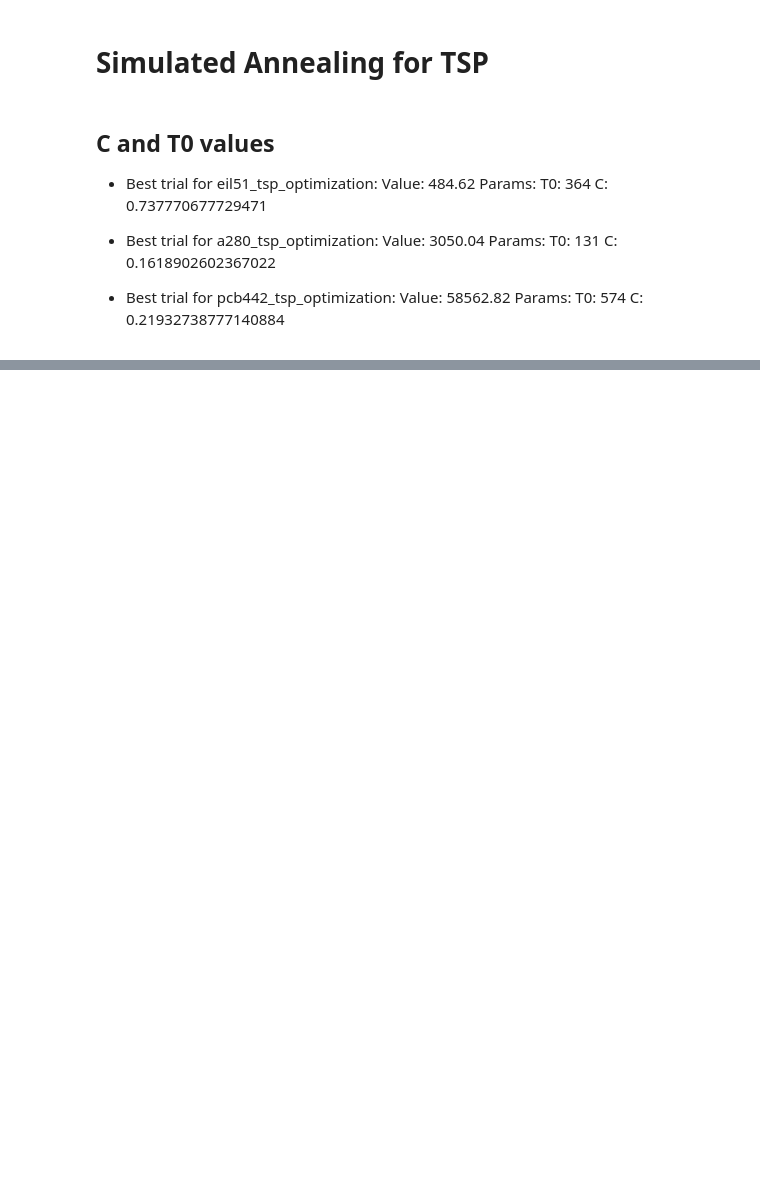
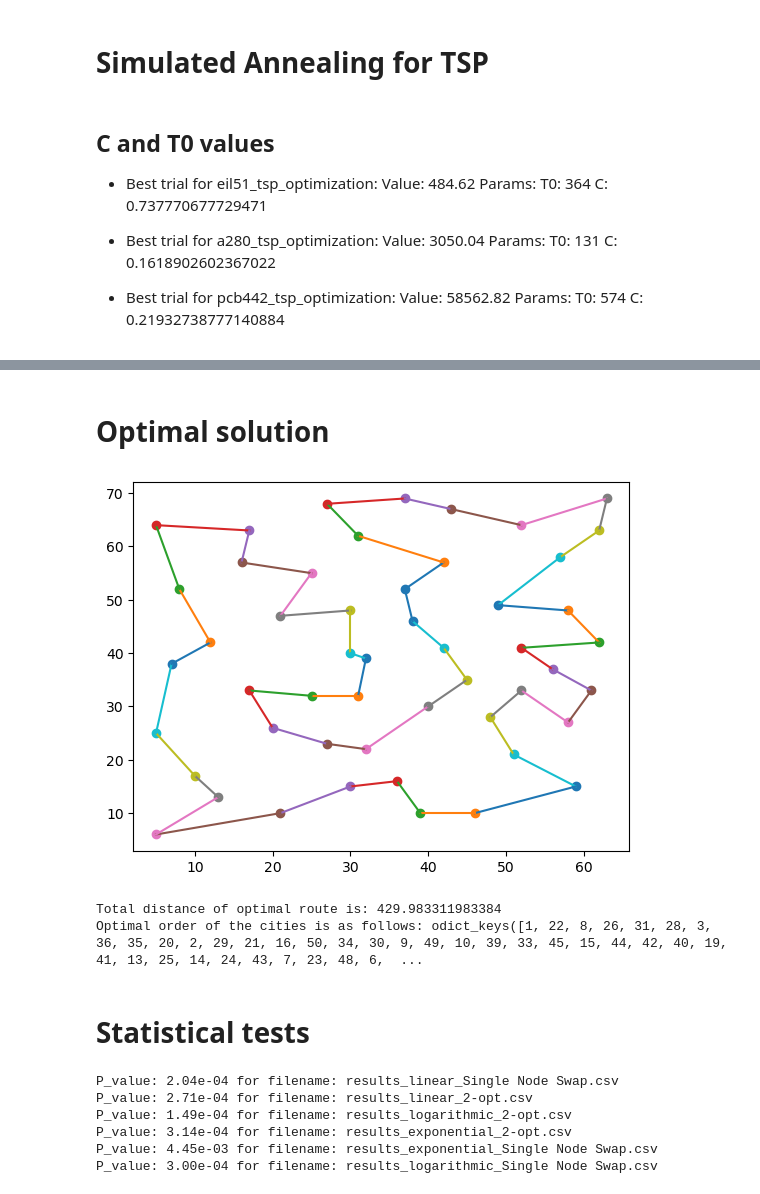
Before and after one commit to koenweverink/stochastic_simulation_assignment_3, a Jupyter notebook: Last Notebook.ipynb, the cells around one changed output, grey strips where cells are left out. Drawn from its saved outputs; the diff is of its cells as text; code cells hidden in the pictures; blank space fills up the shorter version.

Commit message:
added statistical tests, optimal solution

```diff
--- a/Last Notebook.ipynb
+++ b/Last Notebook.ipynb
@@ -310,0 +311,61 @@ plt.show()
+# %% [markdown]
+# Optimal solution
+# %%
+def get_optimal_sol(filename, cities_dict):
+    '''Opens the file with cities ordered for an optimal path. Sorted input dictionary accordingly.
+    Input: file name with path, city/coordinate dictionary to be sorted
+    Ouput: Optimally sorted ordered dictionary of cities with corresponding x and y coordinates (numpy array)'''
+    city_order = []
+
+    with open(filename, 'r') as file:
+        tour_section_started = False
+
+        for line in file:
+            line = line.strip()
+
+            if tour_section_started and line[0].isdigit():
+                city_order.append(int(line))
+            elif line.startswith("TOUR_SECTION"):
+                tour_section_started = True
+            elif line.startswith("-1"):
+                break
+
+    opt_sol_dict = OrderedDict((key, cities_dict[key]) for key in city_order)
+
+    return opt_sol_dict
+
+
+#Compare with optimal solution
+filename = "TSP-Configurations/eil51.opt.tour.txt" #adjust as needed
+# filename = "TSP-Configurations/a280.opt.tour.txt"
+# filename = "TSP-Configurations/pcb442.opt.tour.txt"
+
+opt_sol_dict = get_optimal_sol(filename, init_cities)
+visualize_routes(opt_sol_dict)
+opt_solution_distance = total_distance(opt_sol_dict)
+print(f'Total distance of optimal route is: {opt_solution_distance}')
+print(f'Optimal order of the cities is as follows: {opt_sol_dict.keys()}')
+# %% [output]
+[figure, added]
+Total distance of optimal route is: 429.983311983384
+Optimal order of the cities is as follows: odict_keys([1, 22, 8, 26, 31, 28, 3, 36, 35, 20, 2, 29, 21, 16, 50, 34, 30, 9, 49, 10, 39, 33, 45, 15, 44, 42, 40, 19, 41, 13, 25, 14, 24, 43, 7, 23, 48, 6,  ...
+# %% [markdown]
+# Statistical tests
+# %%
+max_iteration = 500 #adjust as needed
+directory_path = 'experiment_results'
+
+for filename in os.listdir(directory_path):
+    if filename.endswith('.csv'):
+        file_path = os.path.join(directory_path, filename)
+        result_df = pd.read_csv(file_path)
+        last_iteration_data = result_df[result_df['Iteration'] == max_iteration]['Distance']
+        _, p_value = t_test(last_iteration_data, opt_solution_distance)
+        print(f'P_value: {p_value:.2e} for filename: {filename}')
+# %% [output]
+P_value: 2.04e-04 for filename: results_linear_Single Node Swap.csv
+P_value: 2.71e-04 for filename: results_linear_2-opt.csv
+P_value: 1.49e-04 for filename: results_logarithmic_2-opt.csv
+P_value: 3.14e-04 for filename: results_exponential_2-opt.csv
+P_value: 4.45e-03 for filename: results_exponential_Single Node Swap.csv
+P_value: 3.00e-04 for filename: results_logarithmic_Single Node Swap.csv
```
Also changed, not shown: parts of 2 cells of this notebook.
